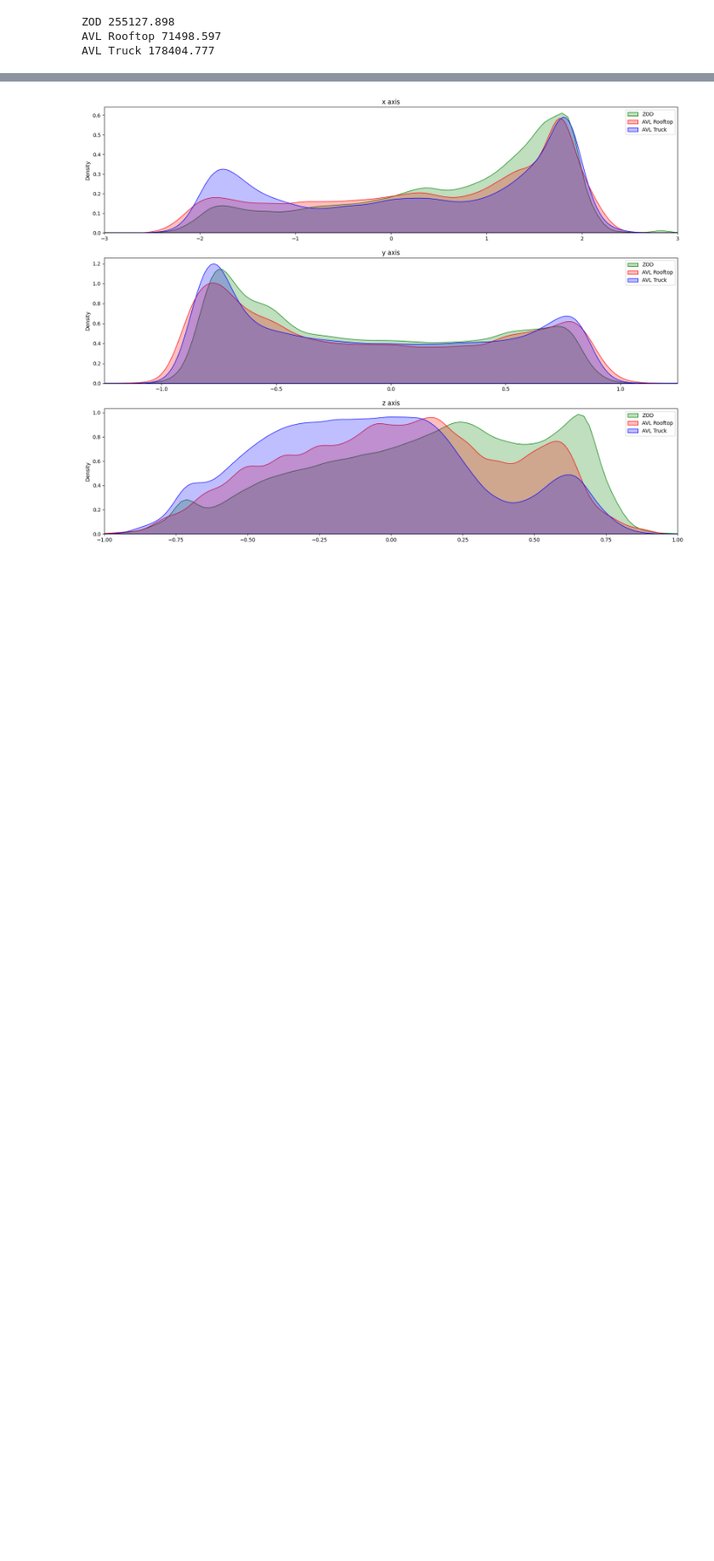
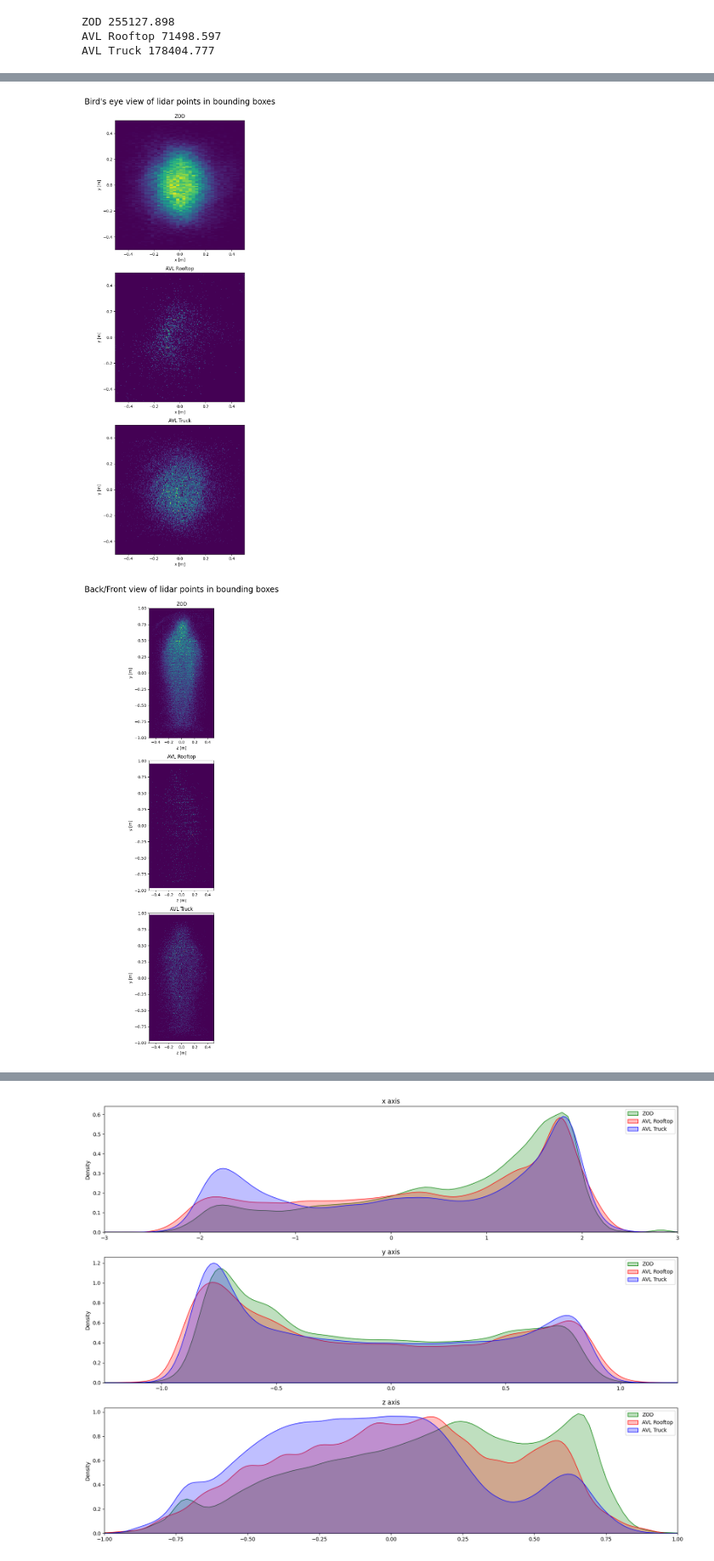
Before and after one commit to griesbchr/3DTrans, a Jupyter notebook: tools/misc/view_dataset.ipynb, the cells around one changed output, grey strips where cells are left out. Shown at 85% size. Cells and saved outputs as stored; diff of their text form; code cells hidden in the pictures; blank space fills up the shorter version.

```diff
--- a/tools/misc/view_dataset.ipynb
+++ b/tools/misc/view_dataset.ipynb
@@ -237,0 +329,12 @@ No 'Connected_to' attribute found in sequence CITY_Sunny_street_20200319140730_1
+# %%
+#get bbox data
+dataset_builders = [get_ZOD_dataset, get_AVLRooftopDataset, get_AVLTruckDataset]
+labels = ["ZOD", "AVL Rooftop", "AVL Truck"]
+classname = [["Pedestrian"], ["Human"], ["Human"]]
+colors = ["g", "r", "b"]
+dataset_box_points = []
+for i, dataset_builder in enumerate(dataset_builders):
+    dataset = dataset_builder()
+
+    box_points, name = get_bbox_points(dataset, classname[i], 500)
+    dataset_box_points.append(box_points)
@@ -237,0 +358,66 @@ No 'Connected_to' attribute found in sequence CITY_Sunny_street_20200319140730_1
+# %%
+#make a 2D histogram of the points (bird's eye view) for each dataset, and plot them in one fig with stacked plots
+fig, ax = plt.subplots(3,1, figsize=(10,17))
+xlimits = [-0.5, 0.5]
+ylimits = [-0.5, 0.5]
+xbins = int(xlimits[1] - xlimits[0] * 500)
+ybins = int(ylimits[1] - ylimits[0] * 500)
+bins = [xbins, ybins]
+for i, dataset_pts in enumerate(dataset_box_points):
+    ax[i].hist2d(dataset_pts[:,0], dataset_pts[:,1], bins=bins, cmap='viridis', density=True)
+    ax[i].set_title(labels[i])
+    ax[i].set_xlim(xlimits)
+    ax[i].set_ylim(ylimits)
+    ax[i].set_xlabel("x [m]")
+    ax[i].set_ylabel("y [m]")
+    #aspect ratio
+    ax[i].set_aspect('equal')
+fig.suptitle("Bird's eye view of lidar points in bounding boxes\n", fontsize=20)
+plt.tight_layout()
+plt.show()
+
+#anotherone from the back
+fig, ax = plt.subplots(3,1, figsize=(10,17))
+xlimits = [-0.5, 0.5]
+ylimits = [-1, 1]
+xbins = int(xlimits[1] - xlimits[0] * 500)
+ybins = int(ylimits[1] - ylimits[0] * 500)
+bins = [xbins, ybins]
+for i, dataset_pts in enumerate(dataset_box_points):
+    ax[i].hist2d(dataset_pts[:,1], dataset_pts[:,2], bins=bins, cmap='viridis', density=True)
+    ax[i].set_title(labels[i])
+    ax[i].set_xlim(xlimits)
+    ax[i].set_ylim(ylimits)
+    ax[i].set_xlabel("z [m]")
+    ax[i].set_ylabel("y [m]")
+    #aspect ratio
+    ax[i].set_aspect('equal')
+#set fig name
+fig.suptitle("Back/Front view of lidar points in bounding boxes\n", fontsize=20)
+plt.tight_layout()
+plt.show()
+
+
+#make one for the side
+fig, ax = plt.subplots(3,1, figsize=(10,17))
+xlimits = [-0.5, 5.5]
+ylimits = [-1, 1]
+xbins = int(xlimits[1] - xlimits[0] * 500)
+ybins = int(ylimits[1] - ylimits[0] * 500)
+bins = [xbins, ybins]
+for i, dataset_pts in enumerate(dataset_box_points):
+    ax[i].hist2d(dataset_pts[:,0], dataset_pts[:,2], bins=bins, cmap='viridis', density=True)
+    ax[i].set_title(labels[i])
+    ax[i].set_xlim(xlimits)
+    ax[i].set_ylim(ylimits)
+    ax[i].set_xlabel("x [m]")
+    ax[i].set_ylabel("z [m]")
+    #aspect ratio
+    ax[i].set_aspect('equal')
+#set fig name
+fig.suptitle("Side view of lidar points in bounding boxes\n", fontsize=20)
+plt.tight_layout()
+plt.show()
+# %% [output]
+[figure, added]
+[figure, added]
```
Also changed, not shown: parts of 6 cells of this notebook, 26 other files.
